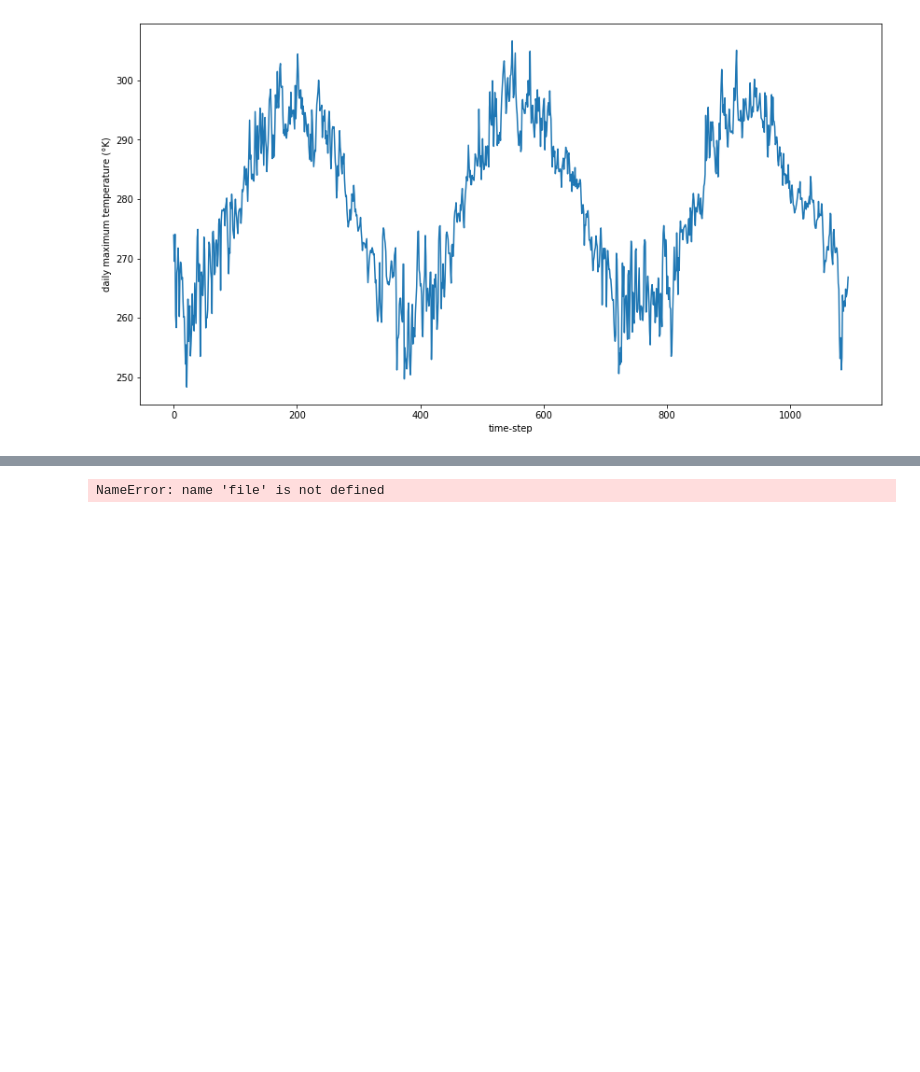
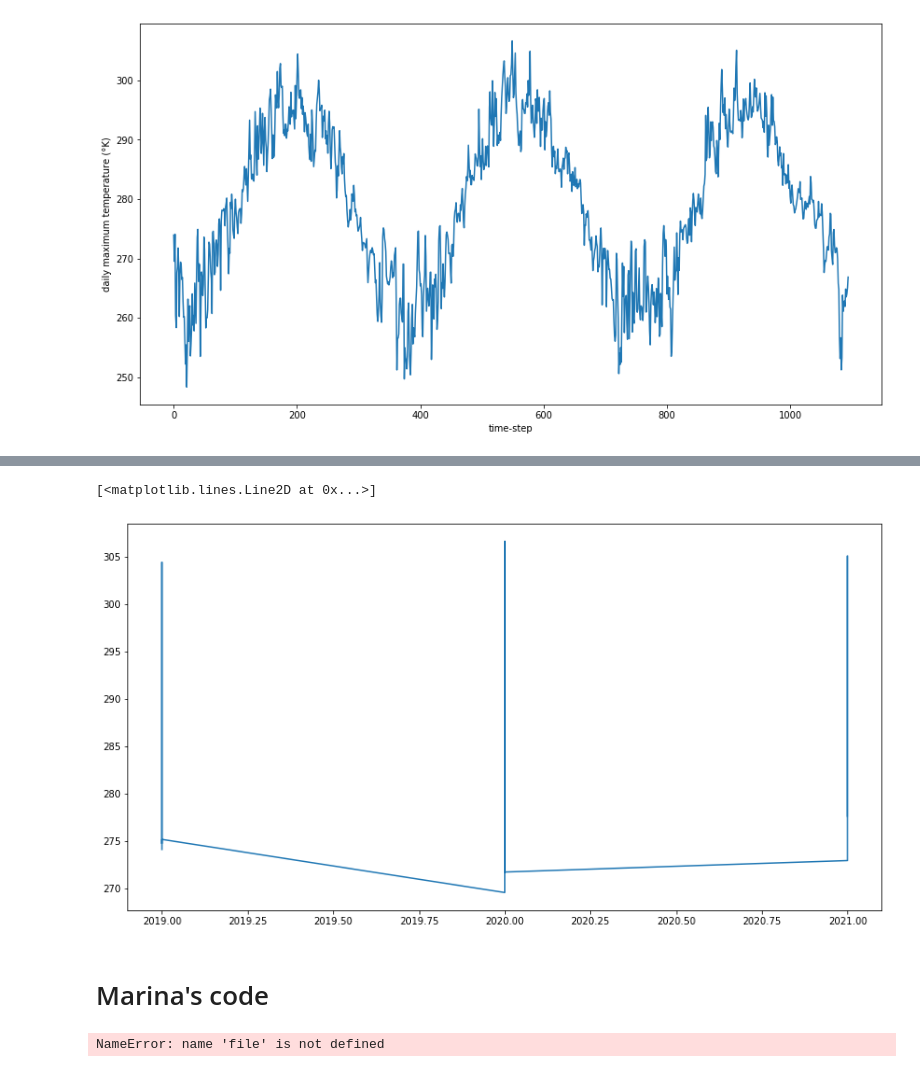
Before and after one commit to marinalopez2110/FistTemplateClimPort, a Jupyter notebook: Using Xclim example.ipynb, the cells around one changed output, grey strips where cells are left out. Cells and saved outputs as stored; diff of their text form; code cells hidden in the pictures; blank space fills up the shorter version.

Commit message:
Climate index calculation and resampling frequencies. Corrected longitud subsetting for ds1

```diff
--- a/Using Xclim example.ipynb
+++ b/Using Xclim example.ipynb
@@ -106,7 +106,7 @@ Attributes:
 # %%
 from xclim import subset
 lat_bnds = [45, 60]
-lon_bnds = [-55, -82]
+lon_bnds = [-82, -55]
 
 ds1 = subset.subset_bbox(ds,lat_bnds=lat_bnds,lon_bnds=lon_bnds)
 
@@ -206,0 +211,6 @@ Text(0, 0.5, 'daily maximum temperature (°K)')
+# %%
+fr = 'MS'
+ds1.tasmax.attrs['cell_methods'] = 'time: maximum within days'
+out = atmos.tx_max(ds1.tasmax, freq=fr)
+print(f'Number of time-steps using freq == {fr} : {len(out.time)}\n')
+print(out.time)
@@ -207,3 +269,13 @@ Text(0, 0.5, 'daily maximum temperature (°K)')
+# %%
+out1 = subset.subset_gridpoint(out,lon=lon_pt, lat=lat_pt)
+%matplotlib inline
+plt.rcParams['figure.figsize'] = [9.5*1.5, 5*1.5]
+plt.plot(out1.time.dt.year, out1)
+# %% [output]
+[<matplotlib.lines.Line2D at 0x...>]
+[figure, added]
+# %% [markdown]
+# Marina's code
 # %%
 #REGEX to find all files starting with the relevant vairable, any model, any rcp and any year:
 file.names <- dir(path, pattern = "^tasmax_day_[A-Za-z1-9-]+_rcp[0-9]+_r1i1p1_na10kgrid_qm-moving-50bins-detrend_[0-9]+[.]nc")
```
Also changed, not shown: parts of 6 cells of this notebook.
